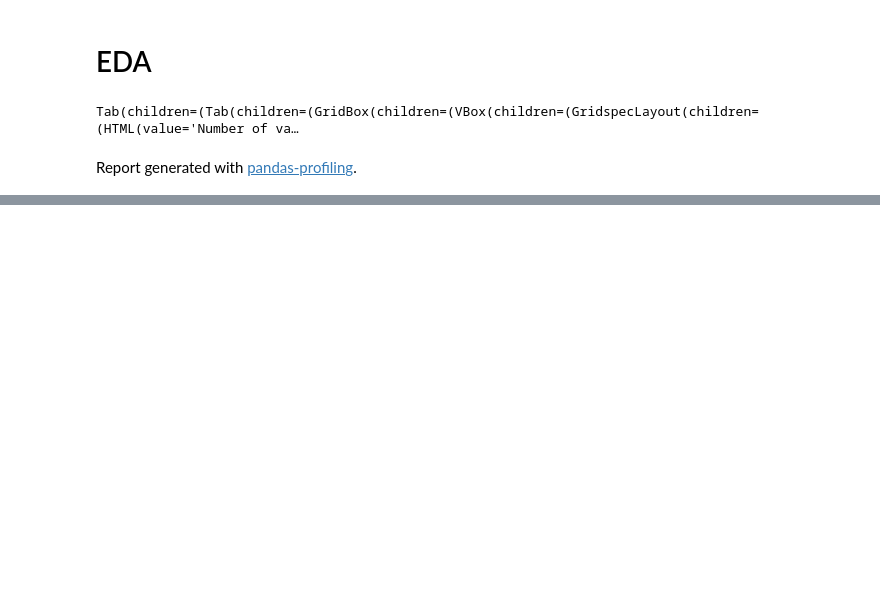
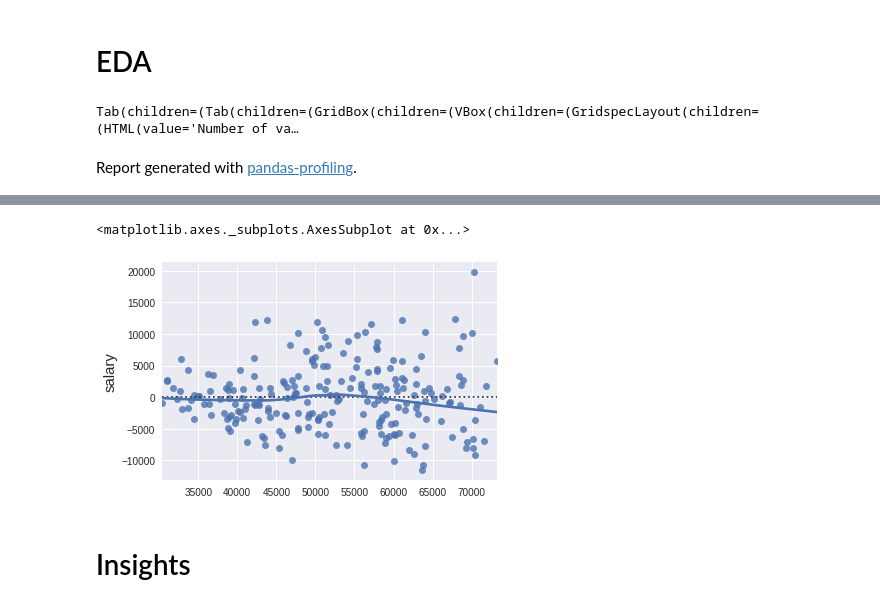
Before and after one commit to Shalom91/MultipleReg, a Jupyter notebook: multiple_regression.ipynb, the cells around one changed output, grey strips where cells are left out. Cells and saved outputs as stored; diff of their text form; code cells hidden in the pictures; blank space fills up the shorter version.

```diff
--- a/multiple_regression.ipynb
+++ b/multiple_regression.ipynb
@@ -62,0 +83,4 @@ memory usage: 30.5 KB
+# %%
+# run model
+salary_model = ols("salary ~ yearsworked + yearsrank + market + position + Engineering + Finance + Marketing", data=train).fit()
+print(salary_model.summary())
@@ -62,0 +105,15 @@ memory usage: 30.5 KB
+# %%
+y_sal = train.salary
+
+# fitted values (need a constant term for intercept)
+model_fitted_y = salary_model.fittedvalues
+
+# model residuals
+model_residuals = salary_model.resid
+
+sns.residplot(x=model_fitted_y, y= y_sal, lowess=True)
+# %% [output]
+<matplotlib.axes._subplots.AxesSubplot at 0x...>
+[figure, added]
+# %% [markdown]
+# Insights
```
Also changed, not shown: parts of 12 cells of this notebook.
